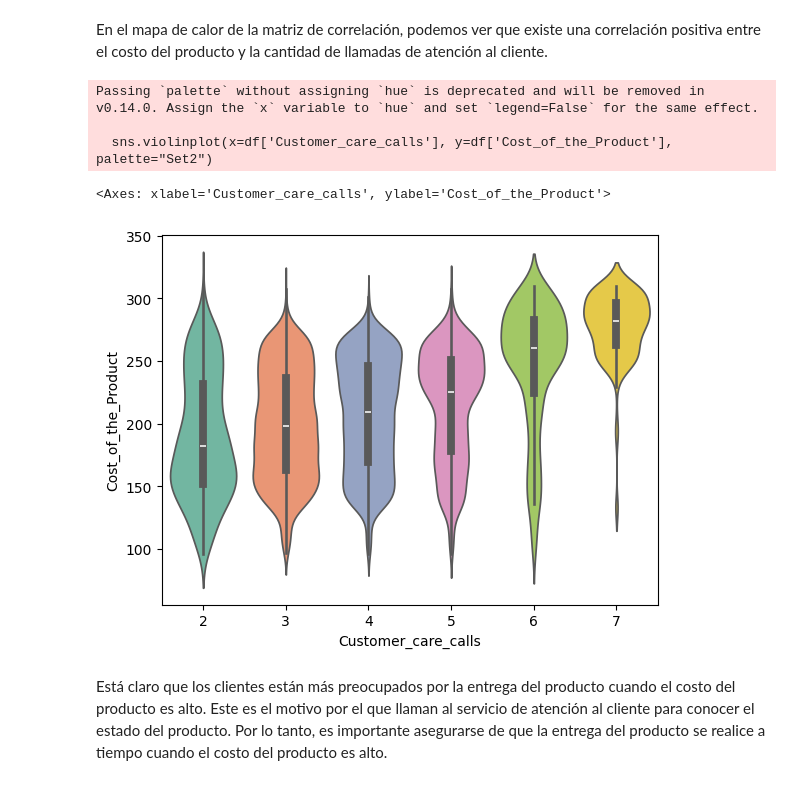
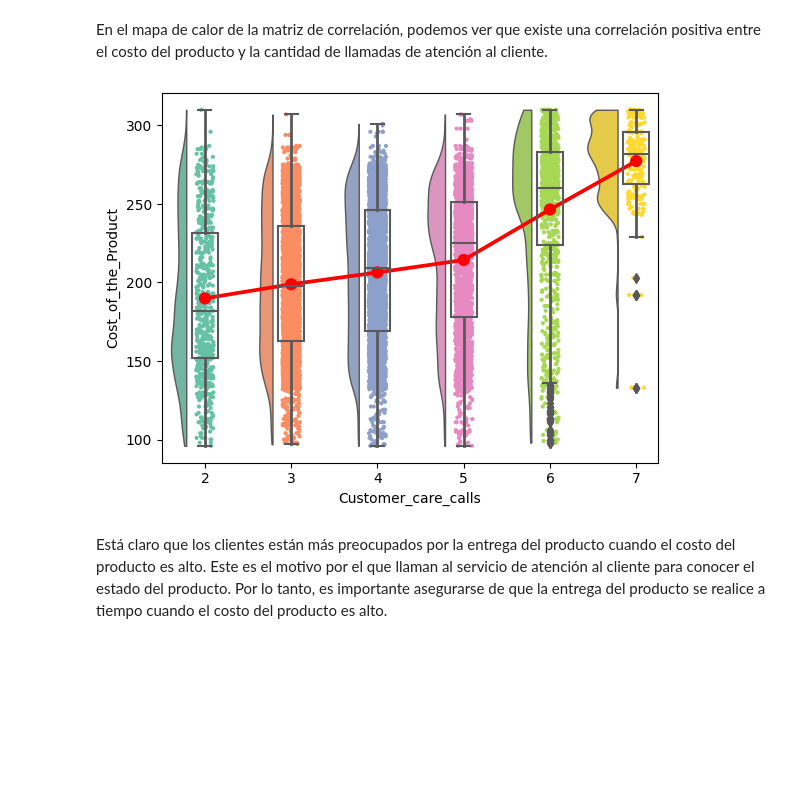
Before and after one commit to CCozd/DataScience, a Jupyter notebook: E_comerce.ipynb, the cells around one changed output. Cells and saved outputs as stored; diff of their text form; code cells hidden in the pictures; blank space fills up the shorter version.

```diff
--- a/E_comerce.ipynb
+++ b/E_comerce.ipynb
@@ -358,13 +310,13 @@ sns.heatmap(df.corr(), annot=True, cmap='coolwarm',mask = mask)
 # %% [markdown]
 En el mapa de calor de la matriz de correlación, podemos ver que existe una correlación positiva entre el costo del producto y la cantidad de llamadas de atención al cliente.
-# %%
-sns.violinplot(x=df['Customer_care_calls'], y=df['Cost_of_the_Product'], palette="Set2")
-# %% [output]
-Passing `palette` without assigning `hue` is deprecated and will be removed in v0.14.0. Assign the `x` variable to `hue` and set `legend=False` for the same effect.
-
-  sns.violinplot(x=df['Customer_care_calls'], y=df['Cost_of_the_Product'], palette="Set2")
-<Axes: xlabel='Customer_care_calls', ylabel='Cost_of_the_Product'>
-[figure, removed]
+# %%
+#sns.violinplot(x=df['Customer_care_calls'], y=df['Cost_of_the_Product'], palette="Set2")
+#!pip install ptitprince
+import ptitprince as pt
+figsize=(30,20)
+ax = pt.RainCloud(x=df['Customer_care_calls'], y=df['Cost_of_the_Product'], palette="Set2",pointplot=True,width_viol=0.7,width_box=0.3)#,orient='h')
+# %% [output]
+[figure, added]
 # %% [markdown]
 Está claro que los clientes están más preocupados por la entrega del producto cuando el costo del producto es alto. Este es el motivo por el que llaman al servicio de atención al cliente para conocer el estado del producto. Por lo tanto, es importante asegurarse de que la entrega del producto se realice a tiempo cuando el costo del producto es alto.
 # %% [markdown]
```
Also changed, not shown: parts of 15 cells of this notebook.
